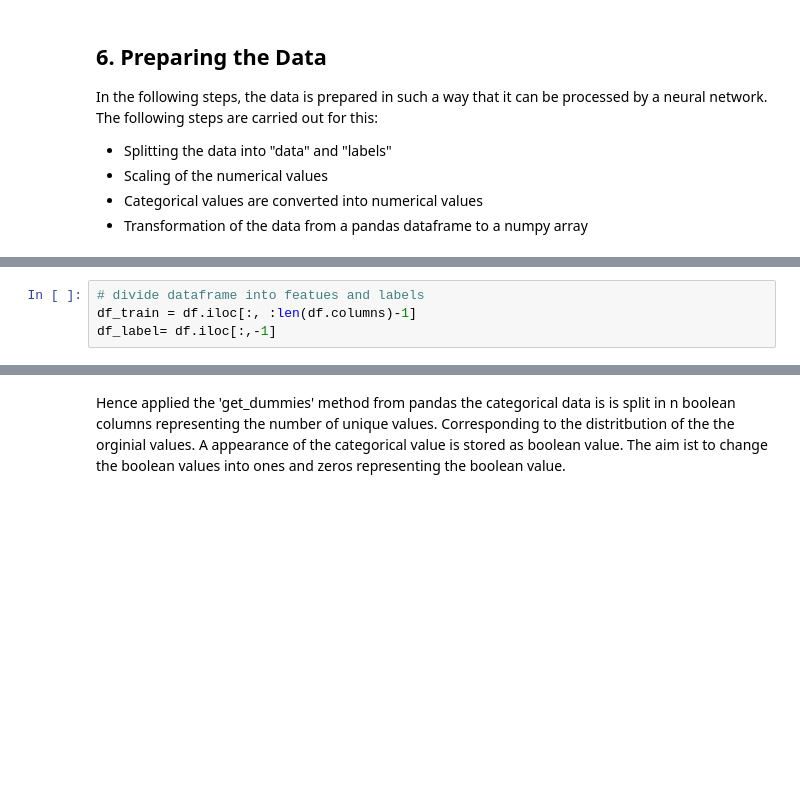
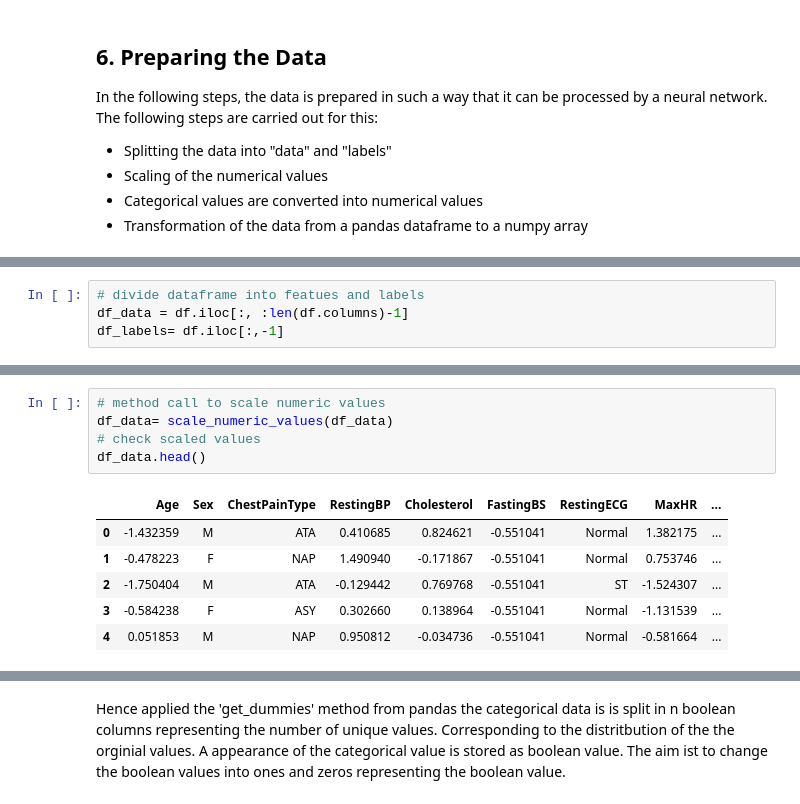
Before and after one commit to quantum-insights/DSM150_NN, a Jupyter notebook: cw1/cw1.ipynb, the cells around one changed output, grey strips where cells are left out. Drawn from its saved outputs; the diff is of its cells as text; blank space fills up the shorter version.

```diff
--- a/cw1/cw1.ipynb
+++ b/cw1/cw1.ipynb
@@ -264,4 +268,4 @@ In the following steps, the data is prepared in such a way that it can be proces
 # %%
 # divide dataframe into featues and labels
-df_train = df.iloc[:, :len(df.columns)-1]
-df_label= df.iloc[:,-1]
+df_data = df.iloc[:, :len(df.columns)-1]
+df_labels= df.iloc[:,-1]
@@ -298,0 +313,12 @@ KeyError: "None of [Index(['Sex', 'ChestPainType', 'RestingECG', 'ExerciseAngina
+# %%
+# method call to scale numeric values
+df_data= scale_numeric_values(df_data)
+# check scaled values
+df_data.head()
+# %% [output]
+|  | Age | Sex | ChestPainType | RestingBP | Cholesterol | FastingBS | RestingECG | MaxHR | ... |
+| 0 | -1.432359 | M | ATA | 0.410685 | 0.824621 | -0.551041 | Normal | 1.382175 | ... |
+| 1 | -0.478223 | F | NAP | 1.490940 | -0.171867 | -0.551041 | Normal | 0.753746 | ... |
+| 2 | -1.750404 | M | ATA | -0.129442 | 0.769768 | -0.551041 | ST | -1.524307 | ... |
+| 3 | -0.584238 | F | ASY | 0.302660 | 0.138964 | -0.551041 | Normal | -1.131539 | ... |
+| 4 | 0.051853 | M | NAP | 0.950812 | -0.034736 | -0.551041 | Normal | -0.581664 | ... |
```
Also changed, not shown: parts of 20 cells of this notebook.
